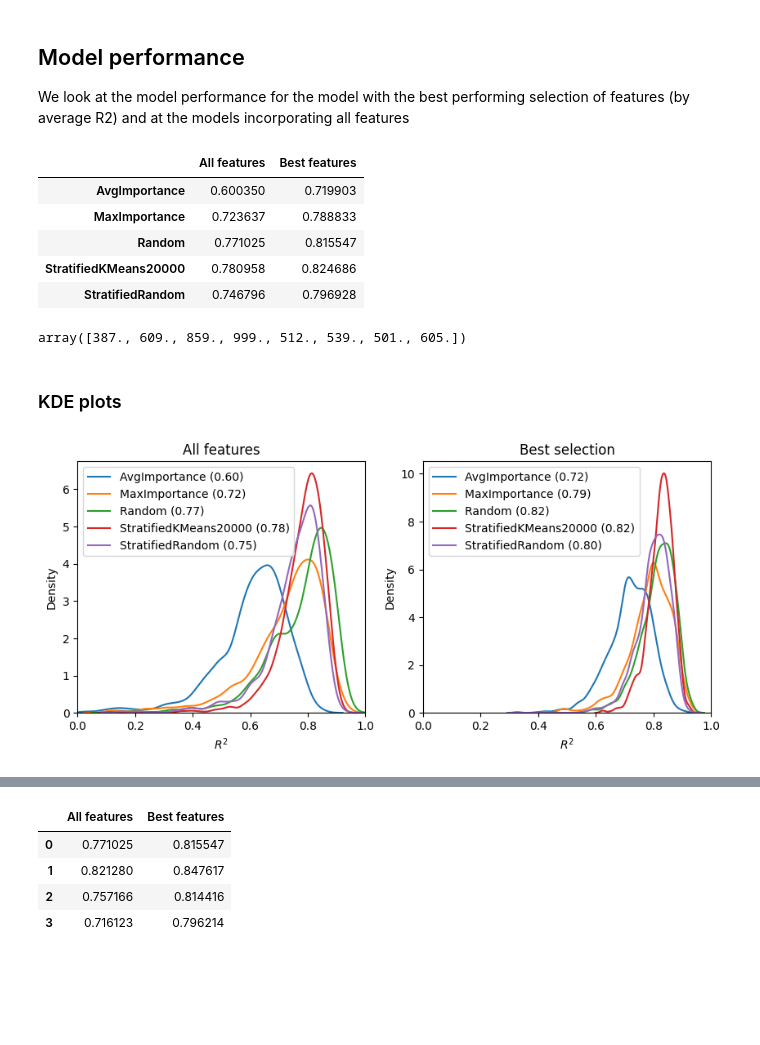
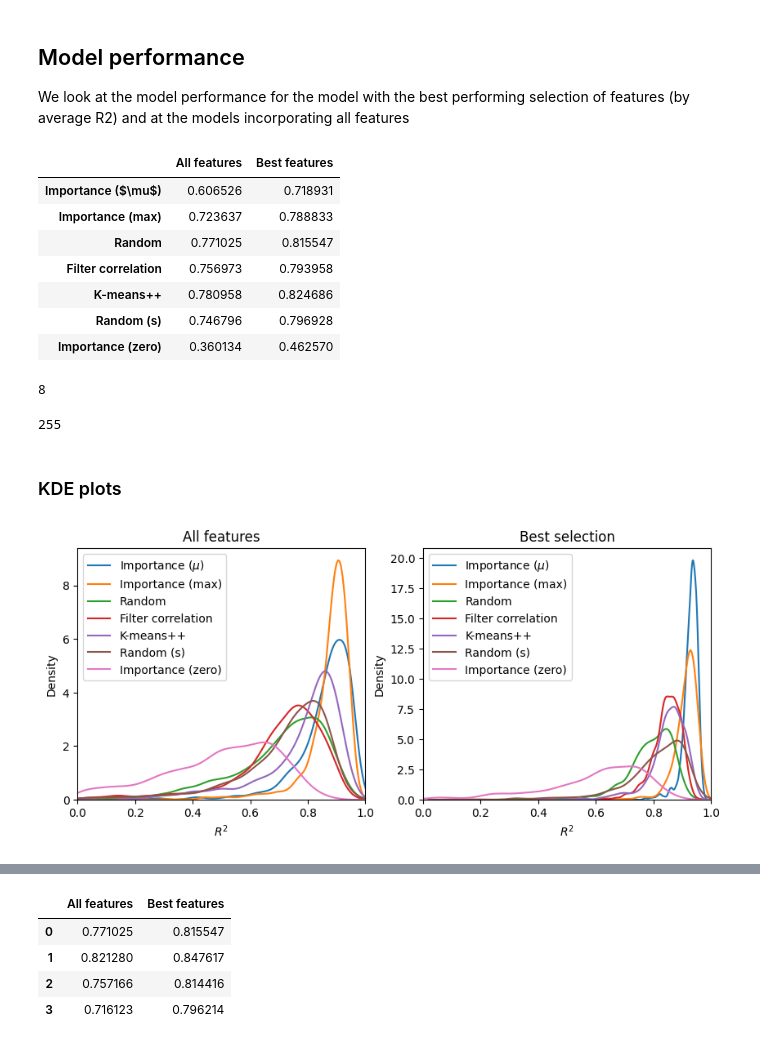
Before and after one commit to carpelli/tfm, a Jupyter notebook: tfm/notebooks/regression.ipynb, the cells around one changed output, grey strips where cells are left out. Saved outputs shown, nothing was run; the diff lists cells and outputs as text; code cells hidden in the pictures; blank space fills up the shorter version.

```diff
--- a/tfm/notebooks/regression.ipynb
+++ b/tfm/notebooks/regression.ipynb
@@ -54,7 +20,0 @@ def features_all_dims(pd):
-# %%
-def get_labeled_data(task, files):
-	gen_gaps = nb_utils.gen_gaps[task]
-	pds = [*map(np.load, files)]
-	X = np.stack([*map(features_all_dims, pds)])
-	y = np.array([gen_gaps[f.name.split('.')[0]] for f in files])
-	return X, y
@@ -157,38 +100,25 @@ def extract_best(results, ):
 
 def extract_all(results):
 	return results[-1]
-# %%
-def results_for_sampler(task, files: list[Path]):
-	task_name_date = files[0].parts[-4:-1]
-	results_file = Path('results') / ("-".join(task_name_date) + '.npy')
-	try:
-		return np.load(results_file)
-	except FileNotFoundError:
-		print('Calculating', '/'.join(task_name_date))
-		X, y = get_labeled_data(task, files)
-		results = run_experiment(X, y, 1000, LinearRegression)
-		np.save(results_file, results)
-		return results
-
-def results_all_samplers(task):
-	samplers, files_task = zip(*nb_utils.get_files(task))
-	results = np.array(
-		[results_for_sampler(task, files_sampler) for files_sampler in files_task])
-	return results, samplers
+# %%
+def filter_results(results, samplers, fn=lambda x: x):
+	return zip(*((res, s) for res, s in zip(results, samplers) if fn(s)))
 # %%
-results, samplers = results_all_samplers(1)
+results, samplers = filter_results(*results_all_samplers(1), lambda x: '-' not in x)
 
 pd.DataFrame({
 	'All features': [np.mean(extract_all(res)) for res in results],
 	'Best features': [np.mean(extract_best(res)) for res in results]
-}, index=samplers)
+}, index=map(names.samplers.get, samplers))
 # %% [output]
 |  | All features | Best features |
-| AvgImportance | 0.600350 | 0.719903 |
-| MaxImportance | 0.723637 | 0.788833 |
+| Importance ($\mu$) | 0.606526 | 0.718931 |
+| Importance (max) | 0.723637 | 0.788833 |
 | Random | 0.771025 | 0.815547 |
-| StratifiedKMeans20000 | 0.780958 | 0.824686 |
-| StratifiedRandom | 0.746796 | 0.796928 |
+| Filter correlation | 0.756973 | 0.793958 |
+| K-means++ | 0.780958 | 0.824686 |
+| Random (s) | 0.746796 | 0.796928 |
+| Importance (zero) | 0.360134 | 0.462570 |
 # %%
 feature_ix = {
 	f: list(features.keys()).index(f) for f in features
@@ -197,34 +127,43 @@ counters = np.zeros((len(features)))
 for exp in results[samplers.index('Random')].T:
 	ixs = [feature_ix[f] for f in combinations[np.argmax(exp)]]
 	counters[ixs] += 1
-# %%
-counters
-# %% [output]
-array([387., 609., 859., 999., 512., 539., 501., 605.])
+# %%
+len(features)
+# %% [output]
+8
+# %%
+len(combinations)
+# %% [output]
+255
 # %% [markdown]
 ### KDE plots
 # %%
+reload(utils.names)
+
 def plot_kdes(results, samplers=None, bw=0.2, figsize=(10, 4)):
 	fig, axs = plt.subplots(1, 2, figsize=figsize)
 	types = {'All features': extract_all, 'Best selection': extract_best}
 	for ax, (title, extract) in zip(axs, types.items()):
 		dists = [extract(results) for results in results]
 		for i, dist in enumerate(dists):
-			sampler = samplers[i] if samplers else None
-			label = samplers[i] + f' ({dist.mean():.2f})' if samplers else None
+			label = ''
+			if samplers:
+				# name = names.samplers[samplers[i]]
+				# label = name + f' ({dist.mean():.2f})'
+				label = names.samplers[samplers[i]]
 			dist = dist[dist > 0]
 			ax = sns.kdeplot(dist, ax=ax, bw_method=bw, label=label)
 		if samplers:
 			ax.legend()
 		ax.set_xlabel('$R^2$')
 		ax.set_xlim([0,1])
 		ax.set_title(title)
 	return fig, axs
 
-plot_kdes(results, samplers)
-plt.show()
+plot_kdes(results, samplers, bw=0.2)
+plt.savefig('results/figures/task1_kde_all.pdf', bbox_inches='tight')
 # %% [output]
-[figure, old version]
+[figure, new version]
 # %%
 for res in results[:,-1]:
 	plt.hist(res[res>=0], bins='auto', histtype='step')
```
Also changed, not shown: parts of 24 cells of this notebook, 7 other files.
